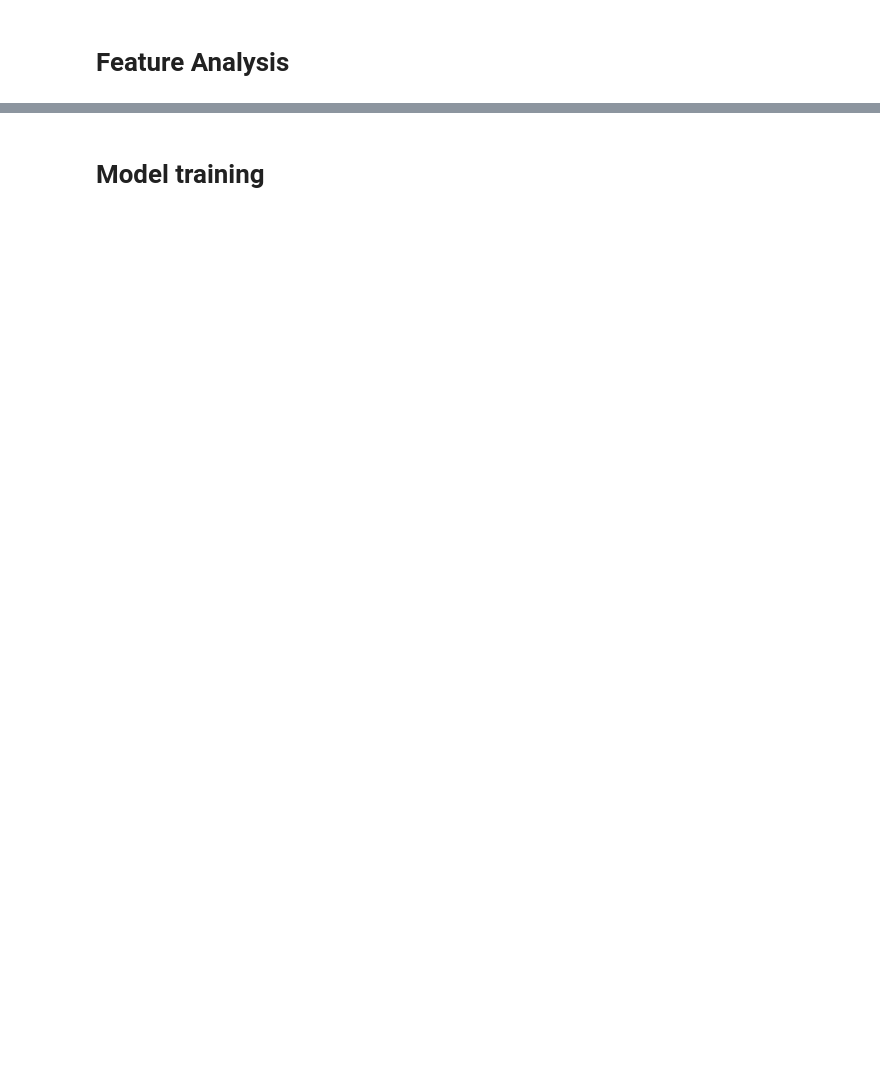
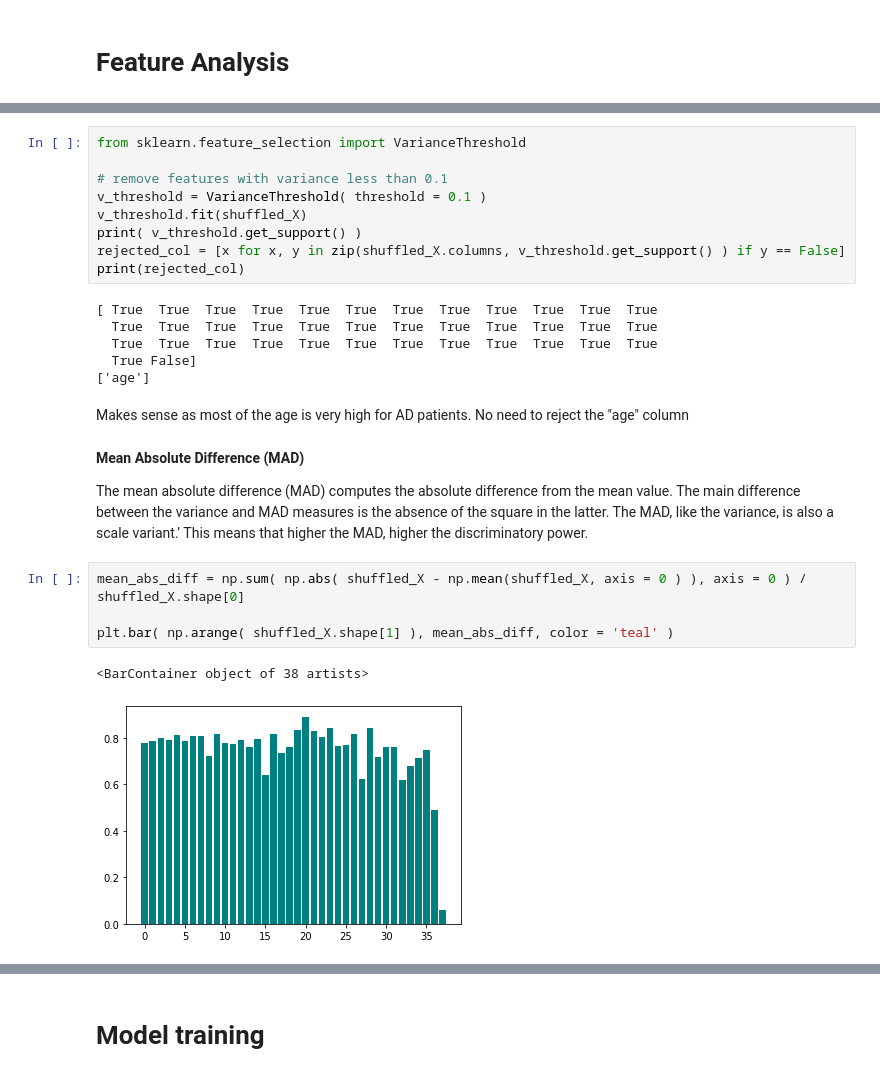
Before and after one commit to Mashiatmm/AD_Project_Thesis, a Jupyter notebook: genetic data/Mashiat_Main_Notebook.ipynb, the cells around one changed output, grey strips where cells are left out. Drawn from its saved outputs; the diff is of its cells as text; blank space fills up the shorter version.

```diff
--- a/genetic data/Mashiat_Main_Notebook.ipynb
+++ b/genetic data/Mashiat_Main_Notebook.ipynb
@@ -739,0 +865,28 @@ HDL cholesterol
+# %%
+from sklearn.feature_selection import VarianceThreshold
+
+# remove features with variance less than 0.1
+v_threshold = VarianceThreshold( threshold = 0.1 )
+v_threshold.fit(shuffled_X)
+print( v_threshold.get_support() )
+rejected_col = [x for x, y in zip(shuffled_X.columns, v_threshold.get_support() ) if y == False]
+print(rejected_col)
+# %% [output]
+[ True  True  True  True  True  True  True  True  True  True  True  True
+  True  True  True  True  True  True  True  True  True  True  True  True
+  True  True  True  True  True  True  True  True  True  True  True  True
+  True False]
+['age']
+# %% [markdown]
+Makes sense as most of the age is very high for AD patients. No need to reject the "age" column
+# %% [markdown]
+**Mean Absolute Difference (MAD)**
+
+The mean absolute difference (MAD) computes the absolute difference from the mean value. The main difference between the variance and MAD measures is the absence of the square in the latter. The MAD, like the variance, is also a scale variant.’ This means that higher the MAD, higher the discriminatory power.
+# %%
+mean_abs_diff = np.sum( np.abs( shuffled_X - np.mean(shuffled_X, axis = 0 ) ), axis = 0 ) / shuffled_X.shape[0]
+
+plt.bar( np.arange( shuffled_X.shape[1] ), mean_abs_diff, color = 'teal' )
+# %% [output]
+<BarContainer object of 38 artists>
+[figure, added]
```
Also changed, not shown: parts of 60 cells of this notebook, 6 other files.
